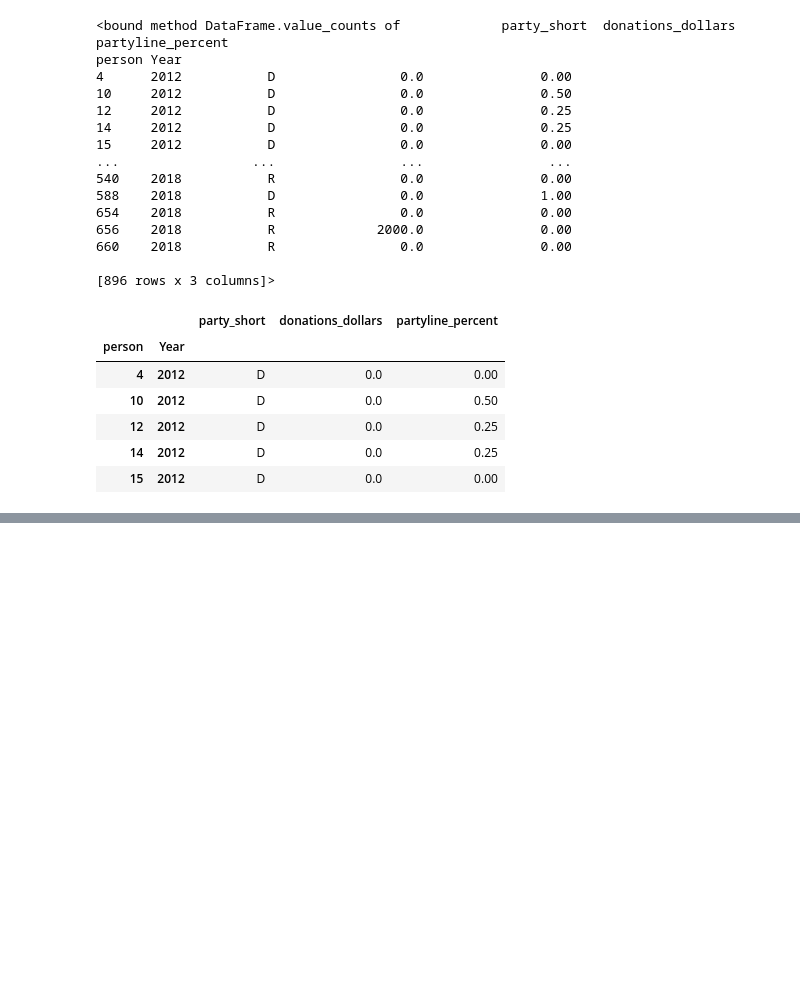
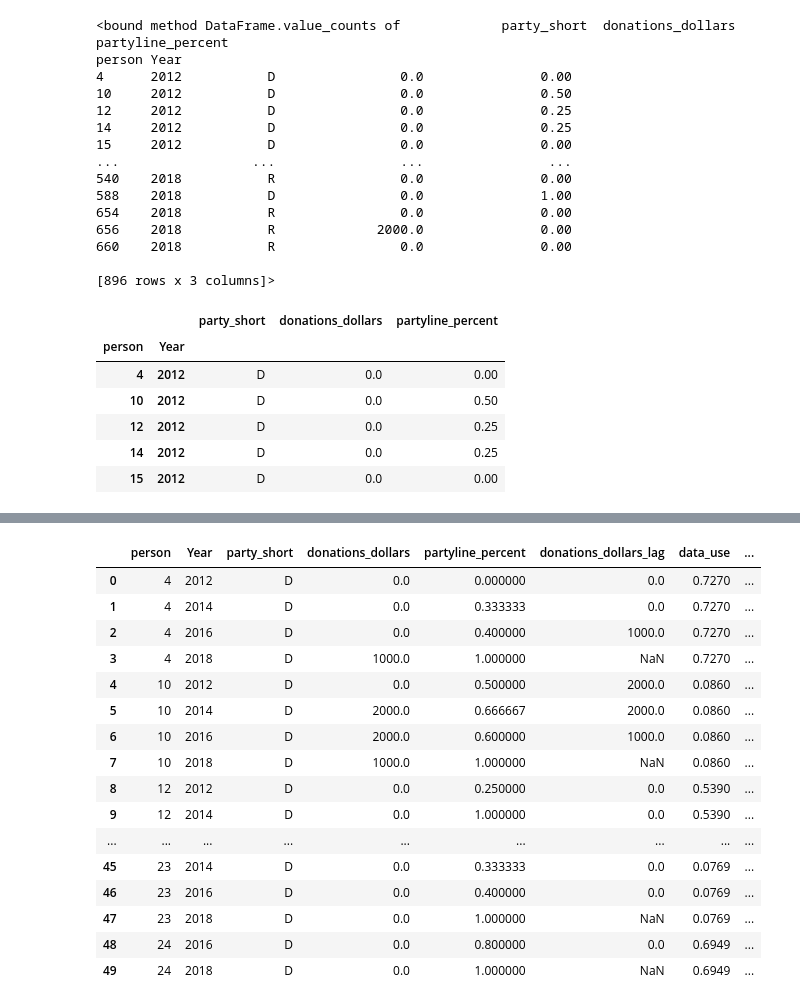
Before and after one commit to jmitchellb14/donorbehavior, a Jupyter notebook: Code/Wide_Long_Walt_Data.ipynb, the cells around one changed output, grey strips where cells are left out. Saved outputs shown, nothing was run; the diff lists cells and outputs as text; code cells hidden in the pictures; blank space fills up the shorter version.

```diff
--- a/Code/Wide_Long_Walt_Data.ipynb
+++ b/Code/Wide_Long_Walt_Data.ipynb
@@ -154,0 +233,6 @@ df_long.shape
+# %%
+#create a list of all unique IDs
+ids=df_long
+data_id=ids.drop_duplicates(subset='person')
+data_id=data_id[['person']]
+data_id.shape
@@ -154,0 +241,9 @@ df_long.shape
+# %%
+#create new variable with random number between one and zero
+np.random.seed(42)
+data_id['data_use'] = (np.random.randint(0, 10000, data_id.shape[0]))/10000
+data_id=data_id[['person', 'data_use']]
+# %%
+#assign each person to a modeling group training or testing with a 50 percent chance
+
+data_id['MODELING_GROUP'] = np.where(((data_id.data_use <= 0.55)), 'TRAINING', 'TESTING')
@@ -154,0 +259,5 @@ df_long.shape
+# %%
+df_long_lagged=df_long_lagged.sort_values(by=['person'], ascending=[True])
+data_id=data_id.sort_values(by=['person'], ascending=[True])
+df_long_modelgroups_lagged =df_long_lagged.merge(data_id, on=['person'], how='inner')
+df_long_modelgroups_lagged.head()
@@ -154,0 +271,20 @@ df_long.shape
+# %%
+df_long_modelgroups_lagged.head(50)
+# %% [output]
+|  | person | Year | party_short | donations_dollars | partyline_percent | donations_dollars_lag | data_use | ... |
+| 0 | 4 | 2012 | D | 0.0 | 0.000000 | 0.0 | 0.7270 | ... |
+| 1 | 4 | 2014 | D | 0.0 | 0.333333 | 0.0 | 0.7270 | ... |
+| 2 | 4 | 2016 | D | 0.0 | 0.400000 | 1000.0 | 0.7270 | ... |
+| 3 | 4 | 2018 | D | 1000.0 | 1.000000 | NaN | 0.7270 | ... |
+| 4 | 10 | 2012 | D | 0.0 | 0.500000 | 2000.0 | 0.0860 | ... |
+| 5 | 10 | 2014 | D | 2000.0 | 0.666667 | 2000.0 | 0.0860 | ... |
+| 6 | 10 | 2016 | D | 2000.0 | 0.600000 | 1000.0 | 0.0860 | ... |
+| 7 | 10 | 2018 | D | 1000.0 | 1.000000 | NaN | 0.0860 | ... |
+| 8 | 12 | 2012 | D | 0.0 | 0.250000 | 0.0 | 0.5390 | ... |
+| 9 | 12 | 2014 | D | 0.0 | 1.000000 | 0.0 | 0.5390 | ... |
+| ... | ... | ... | ... | ... | ... | ... | ... | ... |
+| 45 | 23 | 2014 | D | 0.0 | 0.333333 | 0.0 | 0.0769 | ... |
+| 46 | 23 | 2016 | D | 0.0 | 0.400000 | 0.0 | 0.0769 | ... |
+| 47 | 23 | 2018 | D | 0.0 | 1.000000 | NaN | 0.0769 | ... |
+| 48 | 24 | 2016 | D | 0.0 | 0.800000 | 0.0 | 0.6949 | ... |
+| 49 | 24 | 2018 | D | 0.0 | 1.000000 | NaN | 0.6949 | ... |
```
Also changed, not shown: parts of 27 cells of this notebook.
